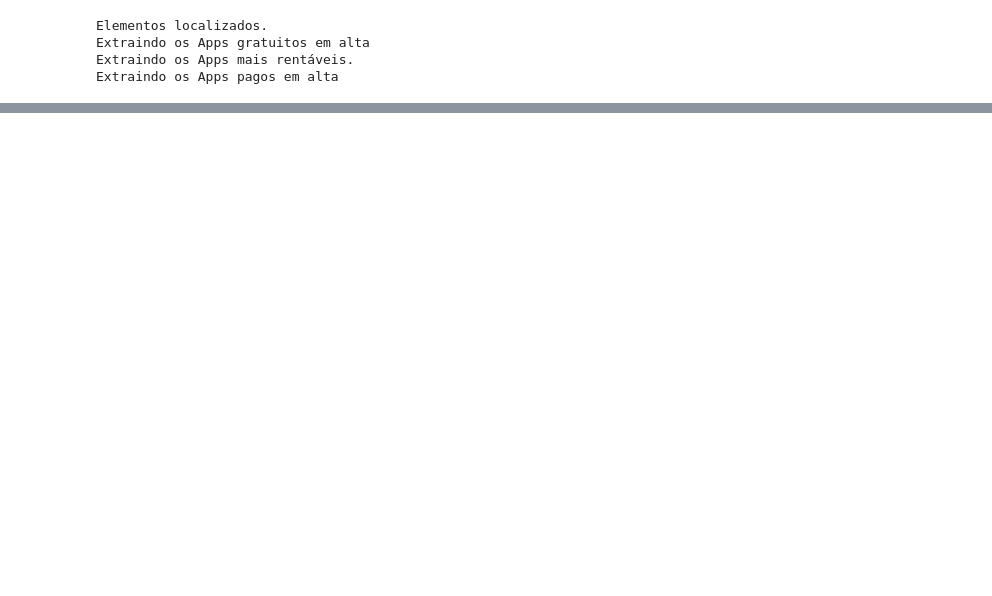
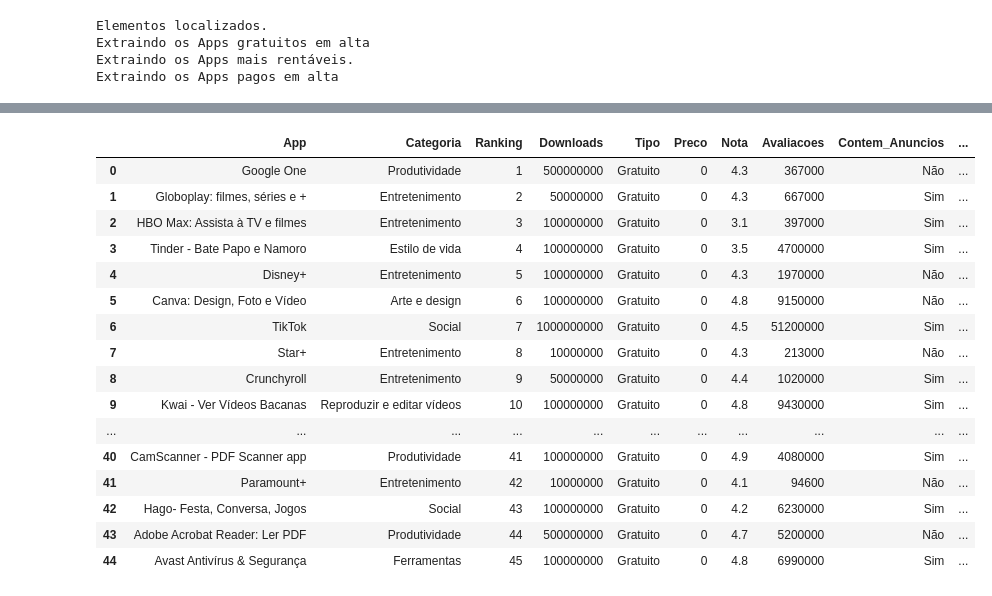
Before and after one commit to barbosawilliam/Apps_Google_Play_Data, a Jupyter notebook: play_store_reader.ipynb, the cells around one changed output, grey strips where cells are left out. Saved outputs shown, nothing was run; the diff lists cells and outputs as text; code cells hidden in the pictures; blank space fills up the shorter version.

Commit message:
Concluindo lógica do leitor dos apps em alta

```diff
--- a/play_store_reader.ipynb
+++ b/play_store_reader.ipynb
@@ -90,6 +92,8 @@ driver = webdriver.Chrome() #Criando uma instância do Google Chrome e salvando
 link_google_play = 'https://play.google.com/store/apps'
 driver.get(link_google_play) #Navegando para o URL de interesse
 # %%
+# BLOCO QUE VAI CRIAR AS LISTAS COM O LINK DOS APPS EM ALTA
+
 #Localizando todas as divisões que contêm as categorias de Apps
 xpath_element = '//*[@id="yDmH0d"]/c-wiz[2]/div/div/div[1]/c-wiz/div/c-wiz/c-wiz'
 elements = driver.find_elements(By.XPATH, xpath_element)
@@ -123,6 +127,14 @@ for element in elements:
         # print("Elemento sem categoria.")
         # print(element.text)
         pass
+
+# Exportar essas três listas para um bloco de notas (será usado em outro programa)
+lista_geral = lista_apps_gratuitos + lista_apps_pagos + lista_apps_rentaveis
+arquivo = open("lista_apps.txt", "w")
+for app in lista_geral:
+    linha = app[0] + "," + app[1] + "," + app[2] + "\n"
+    arquivo.write(linha)
+arquivo.close()
 # %% [output]
 Elementos localizados.
 Extraindo os Apps gratuitos em alta
@@ -372,0 +305,20 @@ Data de lançamento:  27/04/2020
+# %%
+df_rentaveis
+# %% [output]
+|  | App | Categoria | Ranking | Downloads | Tipo | Preco | Nota | Avaliacoes | Contem_Anuncios | ... |
+| 0 | Google One | Produtividade | 1 | 500000000 | Gratuito | 0 | 4.3 | 367000 | Não | ... |
+| 1 | Globoplay: filmes, séries e + | Entretenimento | 2 | 50000000 | Gratuito | 0 | 4.3 | 667000 | Sim | ... |
+| 2 | HBO Max: Assista à TV e filmes | Entretenimento | 3 | 100000000 | Gratuito | 0 | 3.1 | 397000 | Sim | ... |
+| 3 | Tinder - Bate Papo e Namoro | Estilo de vida | 4 | 100000000 | Gratuito | 0 | 3.5 | 4700000 | Sim | ... |
+| 4 | Disney+ | Entretenimento | 5 | 100000000 | Gratuito | 0 | 4.3 | 1970000 | Não | ... |
+| 5 | Canva: Design, Foto e Vídeo | Arte e design | 6 | 100000000 | Gratuito | 0 | 4.8 | 9150000 | Não | ... |
+| 6 | TikTok | Social | 7 | 1000000000 | Gratuito | 0 | 4.5 | 51200000 | Sim | ... |
+| 7 | Star+ | Entretenimento | 8 | 10000000 | Gratuito | 0 | 4.3 | 213000 | Não | ... |
+| 8 | Crunchyroll | Entretenimento | 9 | 50000000 | Gratuito | 0 | 4.4 | 1020000 | Sim | ... |
+| 9 | Kwai - Ver Vídeos Bacanas | Reproduzir e editar vídeos | 10 | 100000000 | Gratuito | 0 | 4.8 | 9430000 | Sim | ... |
+| ... | ... | ... | ... | ... | ... | ... | ... | ... | ... | ... |
+| 40 | CamScanner - PDF Scanner app | Produtividade | 41 | 100000000 | Gratuito | 0 | 4.9 | 4080000 | Sim | ... |
+| 41 | Paramount+ | Entretenimento | 42 | 10000000 | Gratuito | 0 | 4.1 | 94600 | Não | ... |
+| 42 | Hago- Festa, Conversa, Jogos | Social | 43 | 100000000 | Gratuito | 0 | 4.2 | 6230000 | Sim | ... |
+| 43 | Adobe Acrobat Reader: Ler PDF | Produtividade | 44 | 500000000 | Gratuito | 0 | 4.7 | 5200000 | Não | ... |
+| 44 | Avast Antivírus & Segurança | Ferramentas | 45 | 100000000 | Gratuito | 0 | 4.8 | 6990000 | Sim | ... |
```
Also changed, not shown: parts of 6 cells of this notebook.
